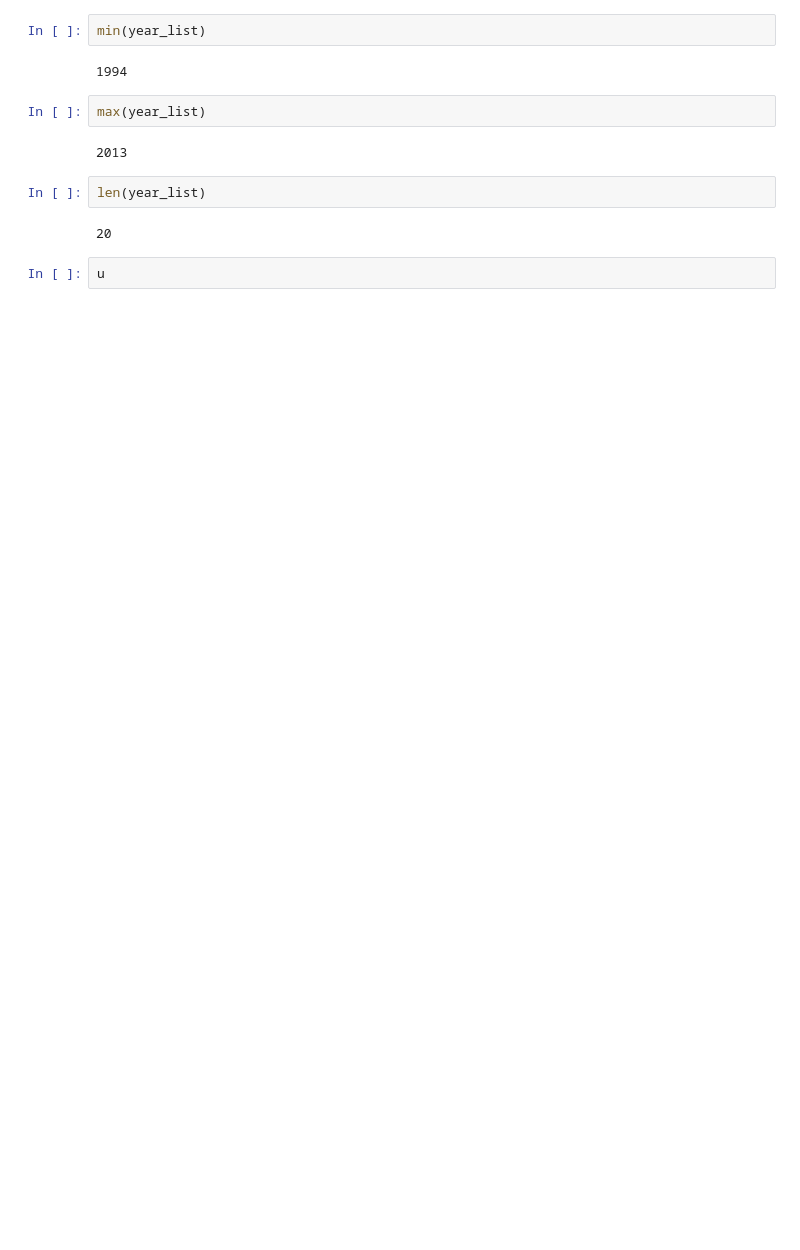
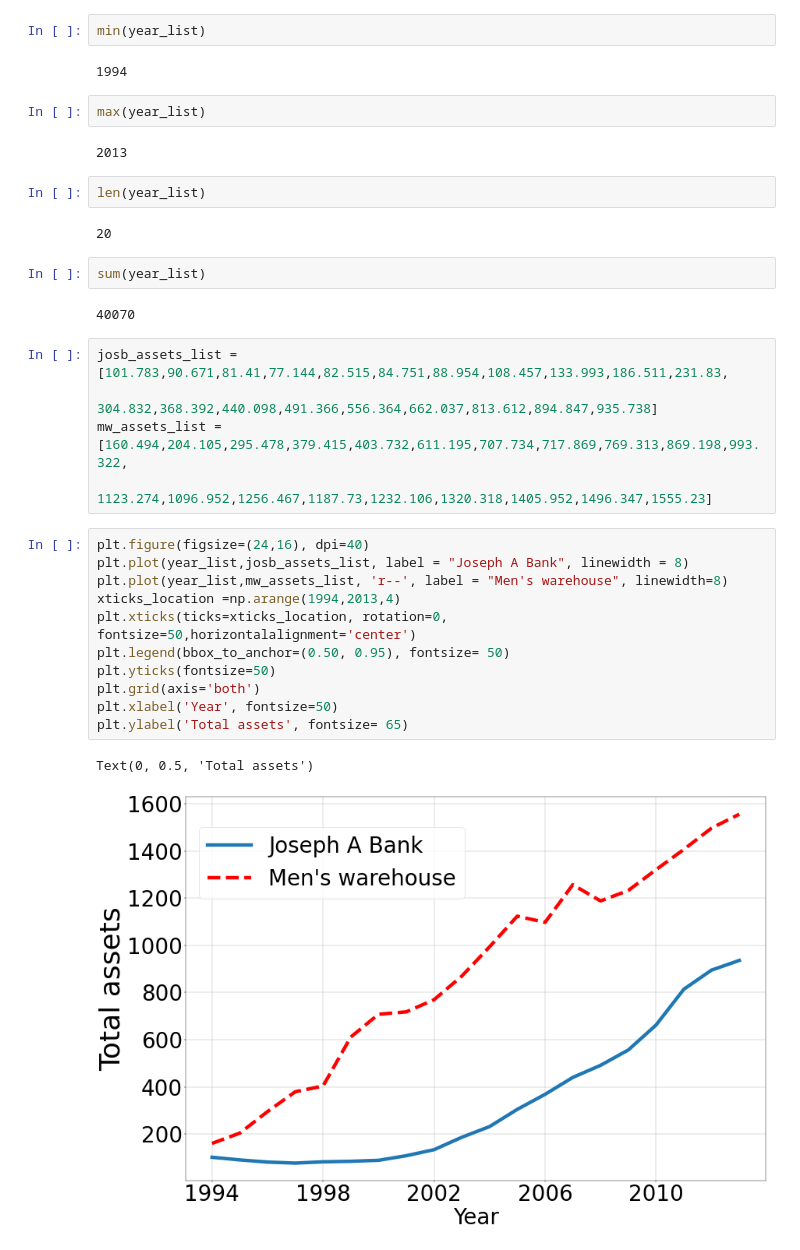
Before and after one commit to Aimal10/schulich_data_science_1, a Jupyter notebook: Predective_Mod_Class/Class_2.ipynb, the cells around one changed output. Cells and saved outputs as stored; diff of their text form; blank space fills up the shorter version.

```diff
--- a/Predective_Mod_Class/Class_2.ipynb
+++ b/Predective_Mod_Class/Class_2.ipynb
@@ -41,5 +41,26 @@ max(year_list)
 len(year_list)
 # %% [output]
 20
-# %%
-u
+# %%
+sum(year_list)
+# %% [output]
+40070
+# %%
+josb_assets_list = [101.783,90.671,81.41,77.144,82.515,84.751,88.954,108.457,133.993,186.511,231.83,
+                 304.832,368.392,440.098,491.366,556.364,662.037,813.612,894.847,935.738]
+mw_assets_list = [160.494,204.105,295.478,379.415,403.732,611.195,707.734,717.869,769.313,869.198,993.322,
+               1123.274,1096.952,1256.467,1187.73,1232.106,1320.318,1405.952,1496.347,1555.23]
+# %%
+plt.figure(figsize=(24,16), dpi=40)
+plt.plot(year_list,josb_assets_list, label = "Joseph A Bank", linewidth = 8)
+plt.plot(year_list,mw_assets_list, 'r--', label = "Men's warehouse", linewidth=8)
+xticks_location =np.arange(1994,2013,4)
+plt.xticks(ticks=xticks_location, rotation=0, fontsize=50,horizontalalignment='center')
+plt.legend(bbox_to_anchor=(0.50, 0.95), fontsize= 50)
+plt.yticks(fontsize=50)
+plt.grid(axis='both')
+plt.xlabel('Year', fontsize=50)
+plt.ylabel('Total assets', fontsize= 65)
+# %% [output]
+Text(0, 0.5, 'Total assets')
+[figure, added]
```
Also changed, not shown: parts of 38 cells of this notebook.
